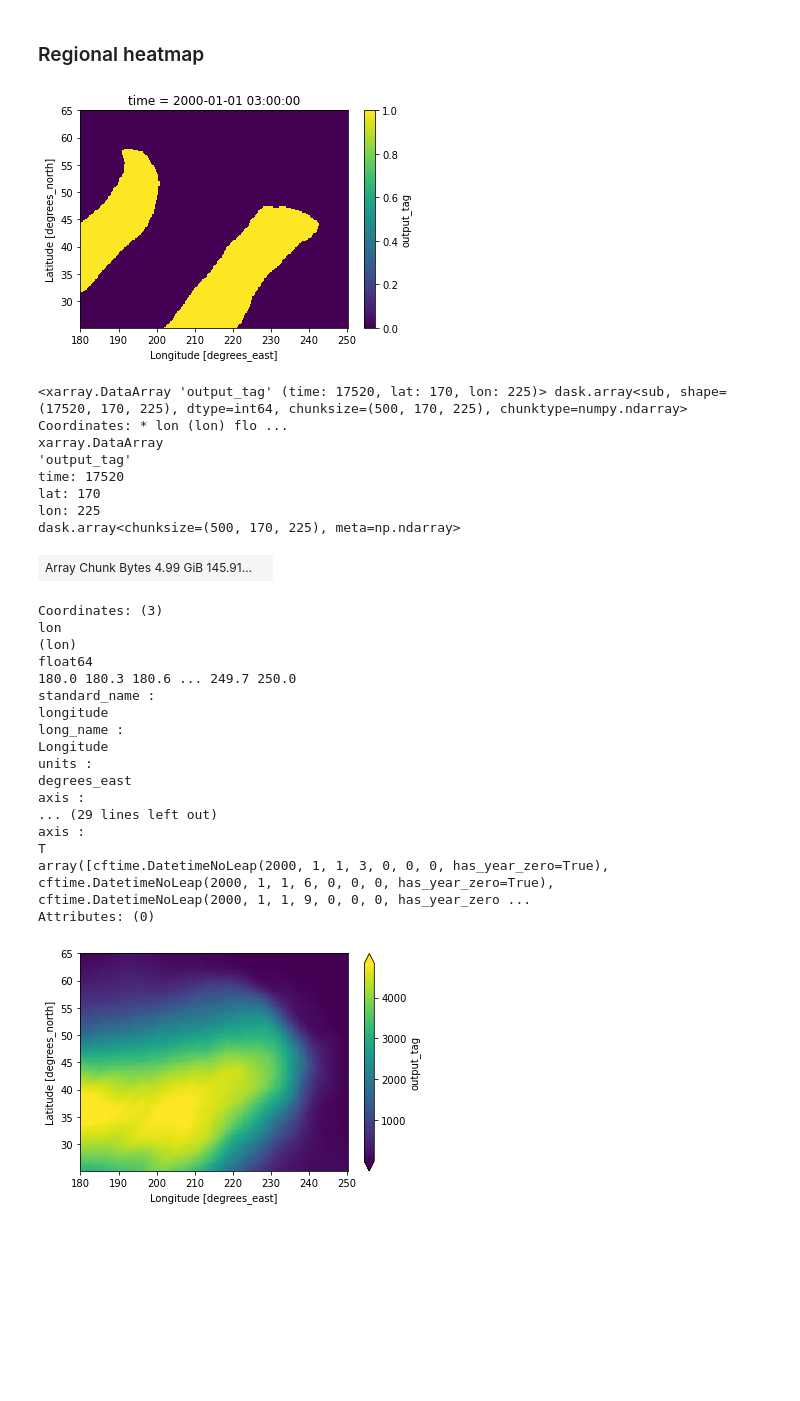
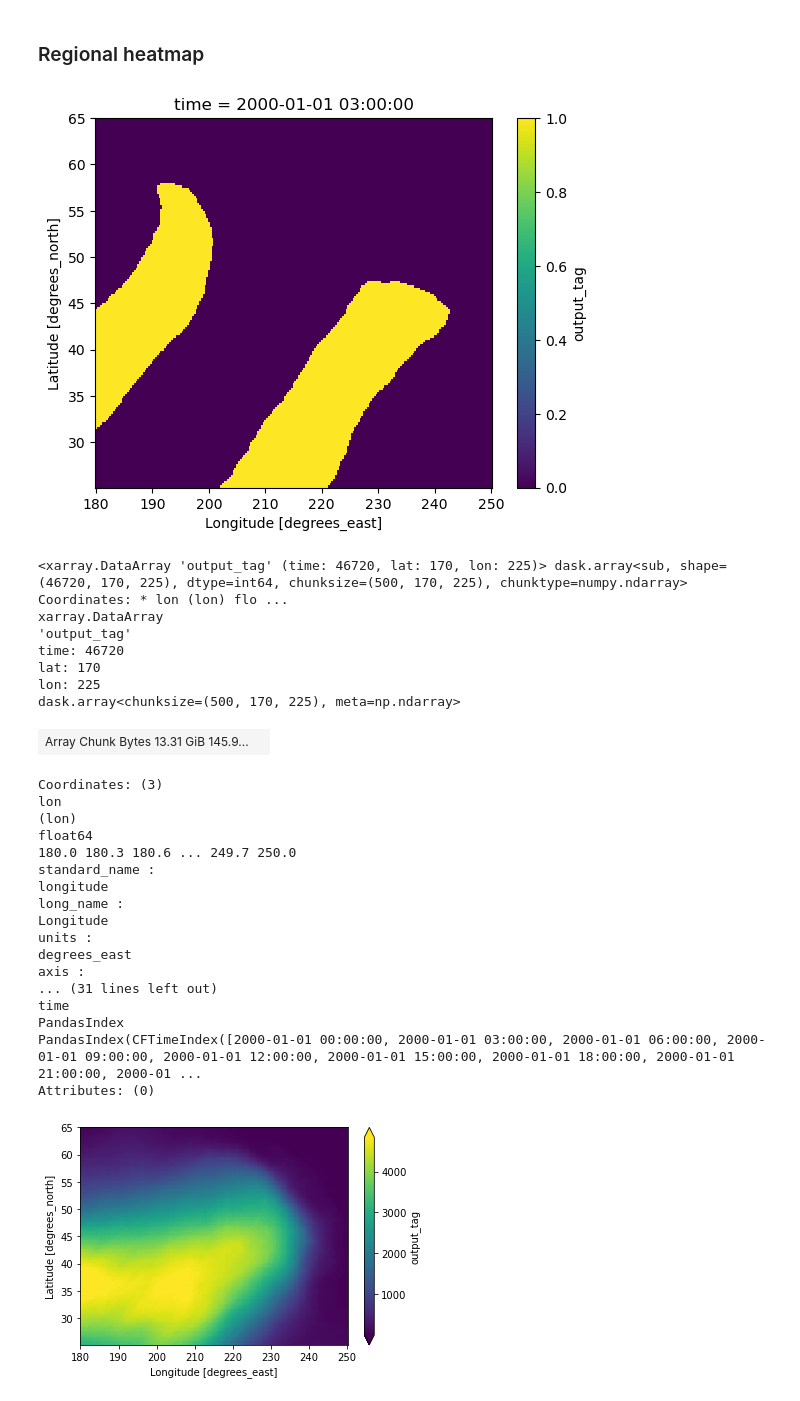
Before and after one commit to katiedagon/ML-extremes, a Jupyter notebook: notebooks/ClimateNet_ARs.ipynb, the cells around one changed output. Cells and saved outputs as stored; diff of their text form; code cells hidden in the pictures; blank space fills up the shorter version.

```diff
--- a/notebooks/ClimateNet_ARs.ipynb
+++ b/notebooks/ClimateNet_ARs.ipynb
@@ -151,0 +199,6 @@ cnet.isel(time=0).plot();
+# %%
+timeshift = cnet.sel(time=slice("2000","2006-01-01 00:00:00"))[:-1].time.indexes['time'].shift(-3,"H")
+# %%
+# can't figure out how to assign coords only to part of the cnet timeseries, so break it apart first
+cnet_2000_2005 = cnet.sel(time=slice("2000","2006-01-01 00:00:00"))[:-1].assign_coords(time=timeshift)
+cnet_2000_2005
@@ -151,0 +231,3 @@ cnet.isel(time=0).plot();
+# %%
+cnet_2006_2015 = cnet.sel(time=slice("2006","2015"))[1:]
+cnet_2006_2015
@@ -151,0 +260,4 @@ cnet.isel(time=0).plot();
+# %%
+# concat back together
+cnet_timeshift = xr.concat([cnet_2000_2005, cnet_2006_2015], dim='time')
+cnet_timeshift
@@ -153,21 +291,21 @@ cnet.isel(time=0).plot();
 ### Regional heatmap
 # %%
 # set ARs = 1 and everything else 0
-(cnet.clip(min=1)-1).isel(time=0).plot();
+(cnet_timeshift.clip(min=1)-1).isel(time=0).plot();
 # %% [output]
-[figure, old version]
+[figure, new version]
 # %%
-AR = cnet.clip(min=1)-1
+AR = cnet_timeshift.clip(min=1)-1
 AR
 # %% [output]
-<xarray.DataArray 'output_tag' (time: 17520, lat: 170, lon: 225)> dask.array<sub, shape=(17520, 170, 225), dtype=int64, chunksize=(500, 170, 225), chunktype=numpy.ndarray> Coordinates: * lon (lon) flo ...
+<xarray.DataArray 'output_tag' (time: 46720, lat: 170, lon: 225)> dask.array<sub, shape=(46720, 170, 225), dtype=int64, chunksize=(500, 170, 225), chunktype=numpy.ndarray> Coordinates: * lon (lon) flo ...
 xarray.DataArray
 'output_tag'
-time: 17520
+time: 46720
 lat: 170
 lon: 225
 dask.array<chunksize=(500, 170, 225), meta=np.ndarray>
-| Array Chunk Bytes 4.99 GiB 145.91... |  |
+| Array Chunk Bytes 13.31 GiB 145.9... |  |
 Coordinates: (3)
 lon
 (lon)
@@ -180,10 +318,10 @@ Longitude
 units :
 degrees_east
 axis :
-... (29 lines left out)
-axis :
-T
-array([cftime.DatetimeNoLeap(2000, 1, 1, 3, 0, 0, 0, has_year_zero=True), cftime.DatetimeNoLeap(2000, 1, 1, 6, 0, 0, 0, has_year_zero=True), cftime.DatetimeNoLeap(2000, 1, 1, 9, 0, 0, 0, has_year_zero ...
+... (31 lines left out)
+time
+PandasIndex
+PandasIndex(CFTimeIndex([2000-01-01 00:00:00, 2000-01-01 03:00:00, 2000-01-01 06:00:00, 2000-01-01 09:00:00, 2000-01-01 12:00:00, 2000-01-01 15:00:00, 2000-01-01 18:00:00, 2000-01-01 21:00:00, 2000-01 ...
 Attributes: (0)
 # %%
 AR.sum(dim='time').plot(robust=True);
```
Also changed, not shown: parts of 52 cells of this notebook, 1 other file.
